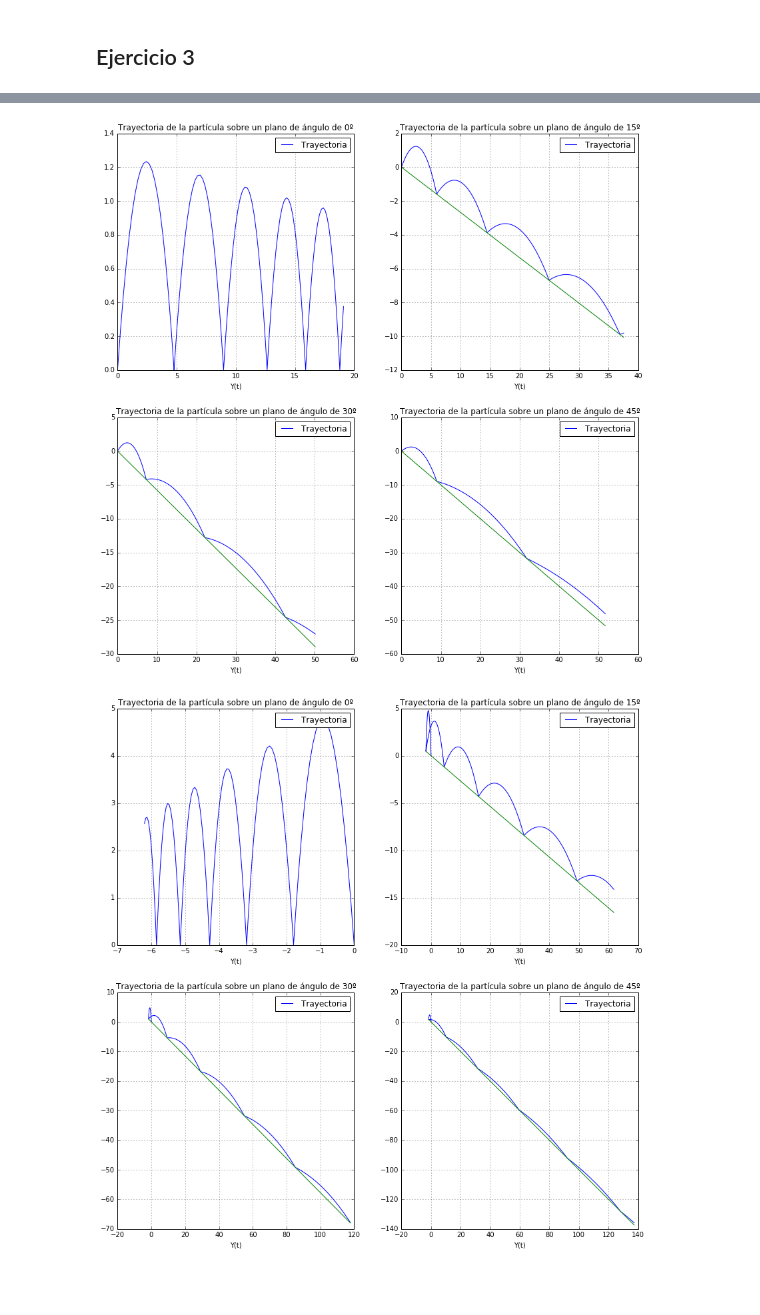
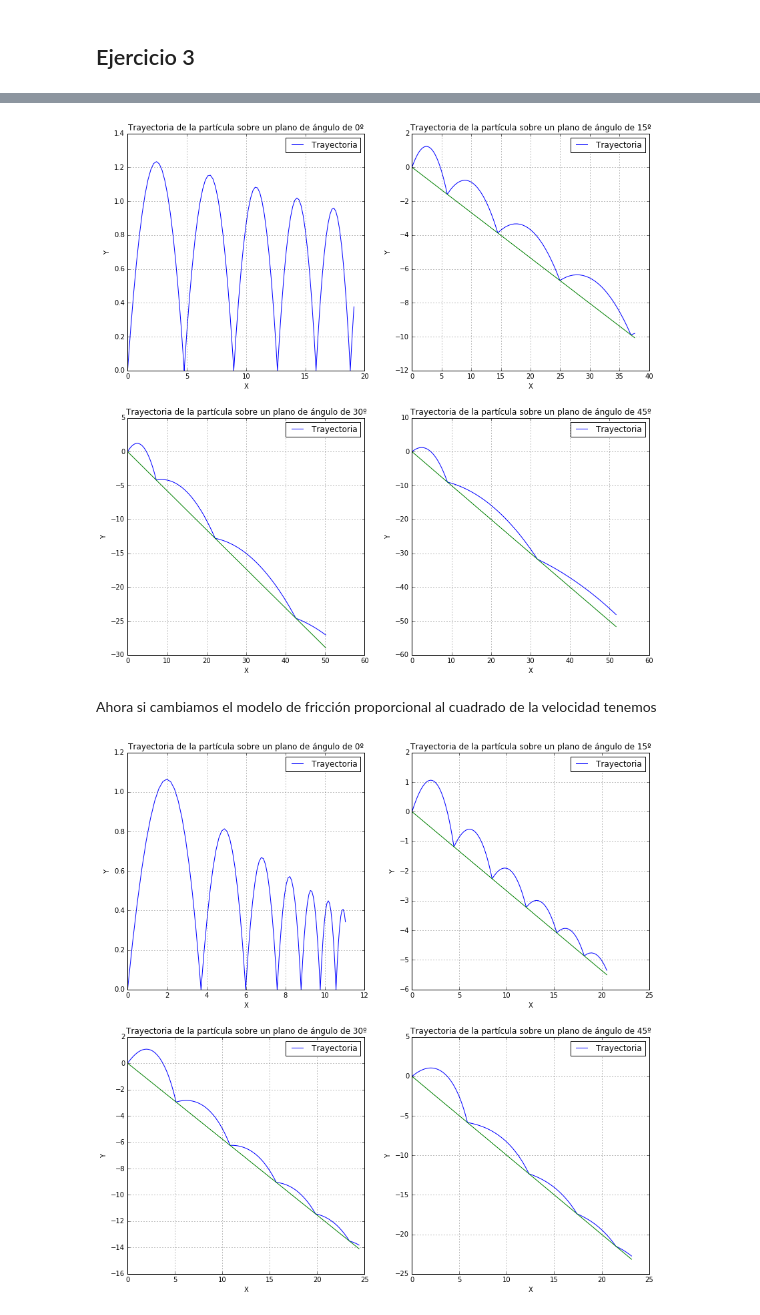
Before and after one commit to diegohdzrjk/Fisica-Computacional-2017-1, a Jupyter notebook: Tareas/Tarea2_diegohdzrjk.ipynb, the cells around one changed output, grey strips where cells are left out. Saved outputs shown, nothing was run; the diff lists cells and outputs as text; code cells hidden in the pictures; blank space fills up the shorter version.

```diff
--- a/Tareas/Tarea2_diegohdzrjk.ipynb
+++ b/Tareas/Tarea2_diegohdzrjk.ipynb
@@ -206,7 +265,7 @@ def evolucion(p, alpha, fric, N=100, mi_dt=0.1):
         t, sol = rk4(e_mov,trayectoria[i,:],[0,mi_dt],fric)
 
         # si la solucion esta por debajo de la recta
-        if sol[-1,1] < trayectoria[0,1] - tan(alpha_rad)*sol[-1,0]:
+        if sol[-1,1]/sol[-1,0] < - tan(alpha_rad):
             # se refina el paso temporal para buscar donde debe de rebotar
             dt_busqueda = mi_dt/2
             # se calcula el la trayectoria desde el punto anterior dt_busqueda
@@ -215,11 +274,11 @@ def evolucion(p, alpha, fric, N=100, mi_dt=0.1):
             y_med = sol[-1,:]
 
             # se repite el proceso hasta que se encuenta el punto de rebote
-            while abs(y_izq[1]-(trayectoria[0,1] - tan(alpha_rad)*y_izq[0]))>1e-5:
+            while abs(y_izq[1]/y_izq[0] + tan(alpha_rad))>1e-5:
                 # se refina el paso temporal
                 dt_busqueda = dt_busqueda/2
                 # se determina en que intervalo temporal ocurrio el rebote
-                if (y_izq[1]-(trayectoria[0,1] - tan(alpha_rad)*y_izq[0]))*(y_med[1]-(trayectoria[0,1] - tan(alpha_rad)*y_med[0])) < 0:
+                if (y_izq[1]/y_izq[0] + tan(alpha_rad))*(y_med[1]/y_med[0] + tan(alpha_rad)) < 0:
                     reinicio = y_izq
                 else:
                     reinicio = y_med
@@ -265,37 +326,39 @@ for i in range(len(alpha)):
     graphs[i].legend()
     graphs[i].set_title(u"Trayectoria de la partícula sobre un plano de ángulo de "+str(alpha[i])+u"º")
     graphs[i].set_xlabel("X")
-    graphs[i].set_xlabel("Y(t)")
+    graphs[i].set_ylabel("Y")
     graphs[i].grid(True)
 # %% [output]
-[figure, old version]
+[figure, new version]
+# %% [markdown]
+Ahora si cambiamos el modelo de fricción proporcional al cuadrado de la velocidad tenemos
 # %%
 fig = figure(figsize=(14,14))
 ax = fig.add_subplot(221)
 bx = fig.add_subplot(222)
 cx = fig.add_subplot(223)
 dx = fig.add_subplot(224)
 
 graphs = [ax, bx, cx, dx]
 
 # se pone una condicion inicial
-p = [0,0,-1,10]
+p = [0,0,5,5]
 alpha = array([0,15,30,45])
 alpha_rad = pi*alpha/180
 
 for i in range(len(alpha)):
-    trayectoria = evolucion(p, alpha[i], fric_v, N=100, mi_dt=0.1)
+    trayectoria = evolucion(p, alpha[i], fric_v2, N=100, mi_dt=0.05)
     # se grafica la solucion
     x = linspace(amin(trayectoria[:,0]), amax(trayectoria[:,0]), 100)
     # se calcula el plano donde esta la particula suponiento que en t=0, esta sobre el plano
     y_plano = trayectoria[0,1]*ones(len(x)) - tan(alpha_rad[i])*x
 
     graphs[i].plot(trayectoria[:,0],trayectoria[:,1], label=u"Trayectoria")
     graphs[i].plot(x, y_plano)
     graphs[i].legend()
     graphs[i].set_title(u"Trayectoria de la partícula sobre un plano de ángulo de "+str(alpha[i])+u"º")
     graphs[i].set_xlabel("X")
-    graphs[i].set_xlabel("Y(t)")
+    graphs[i].set_ylabel("Y")
     graphs[i].grid(True)
 # %% [output]
-[figure, old version]
+[figure, new version]
```
Also changed, not shown: parts of 19 cells of this notebook.
